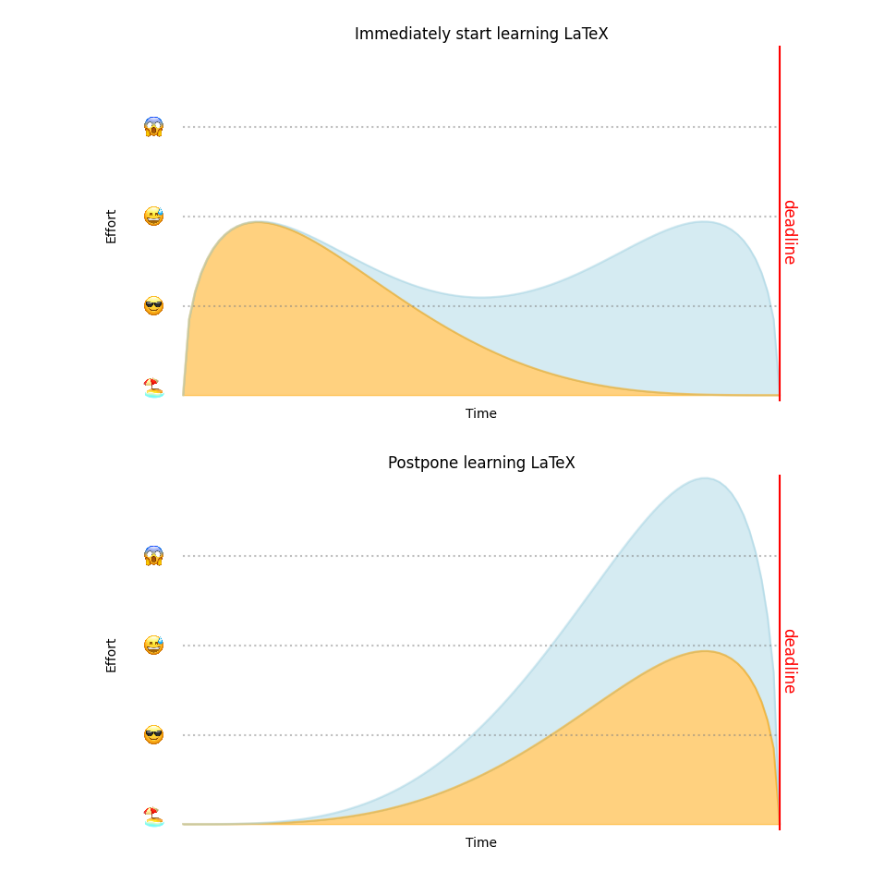
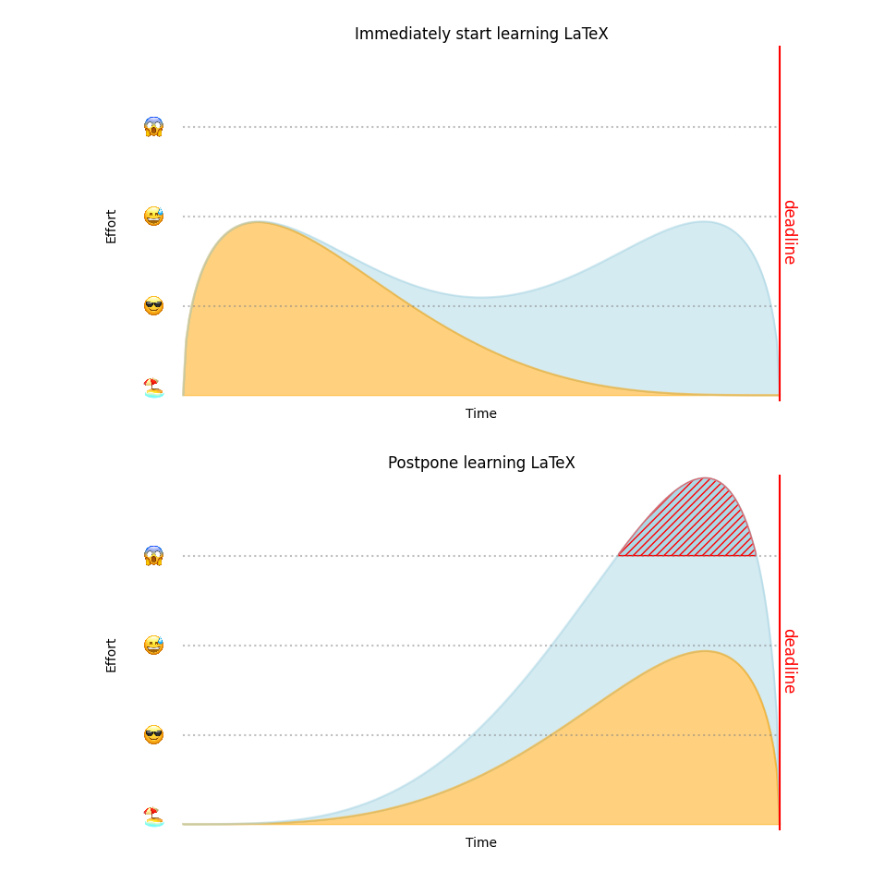
Before and after one commit to HoGentTIN/rm-cursus, a Jupyter notebook: images/time_effort_latex/latex-effort.ipynb, the cells around one changed output. Cells and saved outputs as stored; diff of their text form; code cells hidden in the pictures.

Commit message:
Visualisatie tijd vs inspanning LaTeX toegevoegd

```diff
--- a/images/time_effort_latex/latex-effort.ipynb
+++ b/images/time_effort_latex/latex-effort.ipynb
@@ -5,9 +5,11 @@ from scipy.stats import beta
 import matplotlib.pyplot as plt
 from matplotlib.offsetbox import OffsetImage, AnnotationBbox
 
+img_dpi=600
+
 # Functions that represent effort, based on the beta probability distribution
 a, b = 5, 1.3  # parameters for the beta distribution
-x = np.linspace(0,1, 100)
+x = np.linspace(0,1, 201)
 latex = beta.pdf(x, a=1.5, b=4.5)    # effort to learn latex
 content = beta.pdf(x, a=4.5, b=1.5)  # effort to write content
 
@@ -66,12 +68,15 @@ plt.savefig('../2/time_effort_latex_first.png')
 # %%
 # Effort when you postpone learning LaTeX
 fig, ax = plt.subplots(1,1, sharex=True, sharey=True, figsize=(10,5))
 ax.set_title('Postpone learning LaTeX')
 ax.plot(x, content, alpha=0.5, color='orange');
 ax.plot(x, 2*content, alpha=0.5, color='lightblue');
 ax.fill_between(x, y1=0, y2=content, alpha=0.5, color='orange');
 ax.fill_between(x, y1=content, y2=2*content, alpha=0.5, color='lightblue');
+ax.fill_between(x, y1=4, y2=2*content, color='lightblue', edgecolor='red',
+                where=(2*content>=4), hatch='////');
+
 add_decorations(ax)
-plt.savefig('../2/time_effort_postpone_latex.png')
+plt.savefig('../2/time_effort_postpone_latex.png', dpi=img_dpi)
 # %% [output]
-[figure, old version]
+[figure, new version]
```
Also changed, not shown: parts of 3 cells of this notebook, 5 other files.
